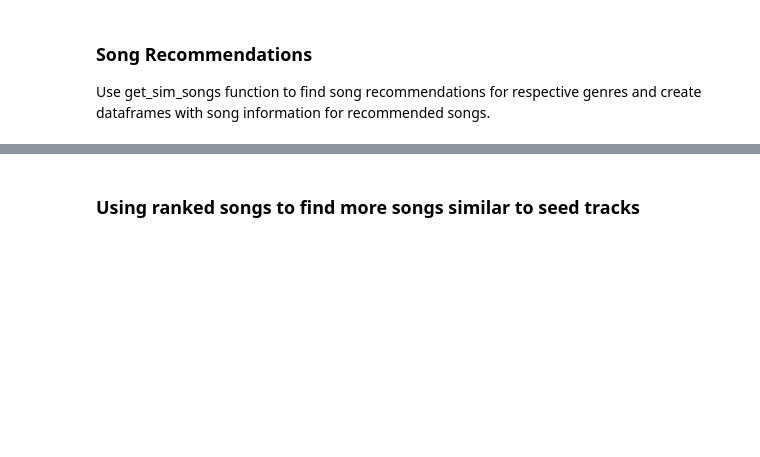
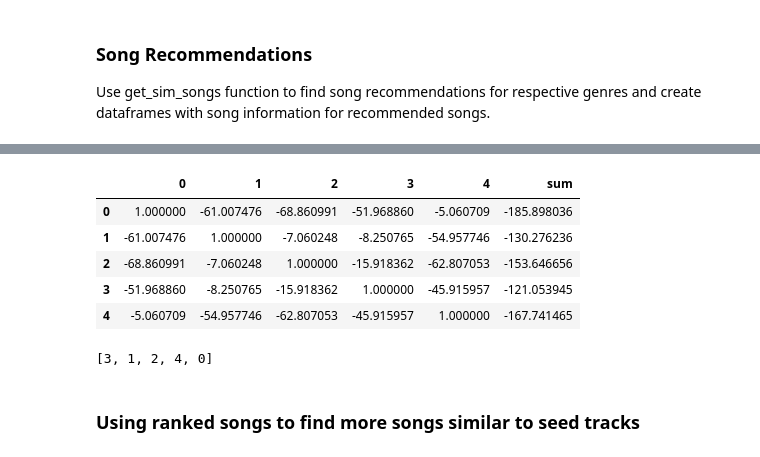
Before and after one commit to smyottb/song_analysis, a Jupyter notebook: spotify_analysis.ipynb, the cells around one changed output, grey strips where cells are left out. Saved outputs shown, nothing was run; the diff lists cells and outputs as text; code cells hidden in the pictures; blank space fills up the shorter version.

```diff
--- a/spotify_analysis.ipynb
+++ b/spotify_analysis.ipynb
@@ -209,2 +194,2 @@ meta = pd.concat([audio_meta.drop(columns = ['track','key','time_signature','mod
 # %%
-dist_out = 1-pairwise_distances(meta, metric="euclidean")
+dist_out = 1-pairwise_distances(df_cty1, metric="euclidean")
@@ -211,7 +209,16 @@ dist_out = 1-pairwise_distances(meta, metric="euclidean")
 # %%
-song_group = pd.DataFrame(dist_out).iloc[:, list(range(len(songs)))]
+song_group = pd.DataFrame(dist_out).iloc[:, list(range(len(df_cty)))]
 # %%
 song_group["sum"] = song_group.sum(axis=1)
+# %%
+song_group
+# %% [output]
+|  | 0 | 1 | 2 | 3 | 4 | sum |
+| 0 | 1.000000 | -61.007476 | -68.860991 | -51.968860 | -5.060709 | -185.898036 |
+| 1 | -61.007476 | 1.000000 | -7.060248 | -8.250765 | -54.957746 | -130.276236 |
+| 2 | -68.860991 | -7.060248 | 1.000000 | -15.918362 | -62.807053 | -153.646656 |
+| 3 | -51.968860 | -8.250765 | -15.918362 | 1.000000 | -45.915957 | -121.053945 |
+| 4 | -5.060709 | -54.957746 | -62.807053 | -45.915957 | 1.000000 | -167.741465 |
 # %%
 top_sim_songs = list(song_group.sort_values('sum', ascending = False).index)
 # %%
@@ -219,3 +226,7 @@ top_sim_index = [i for i in top_sim_songs if i not in list(range(len(songs))) ]
+# %%
+top_sim_songs
+# %% [output]
+[3, 1, 2, 4, 0]
 # %% [markdown]
 ### Using ranked songs to find more songs similar to seed tracks
 # %%
```
Also changed, not shown: parts of 23 cells of this notebook.
